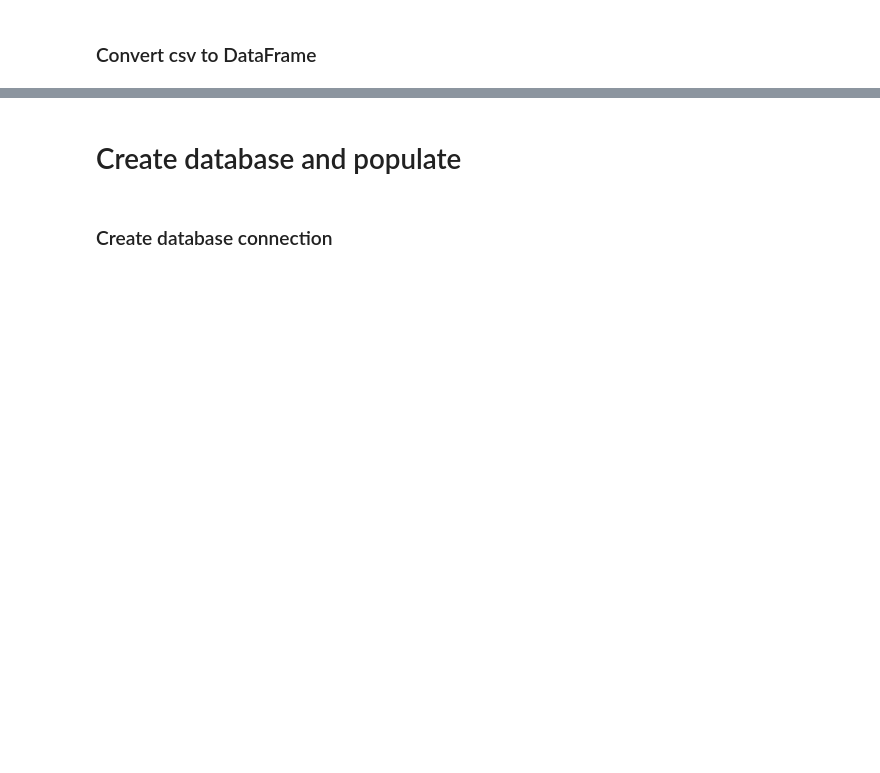
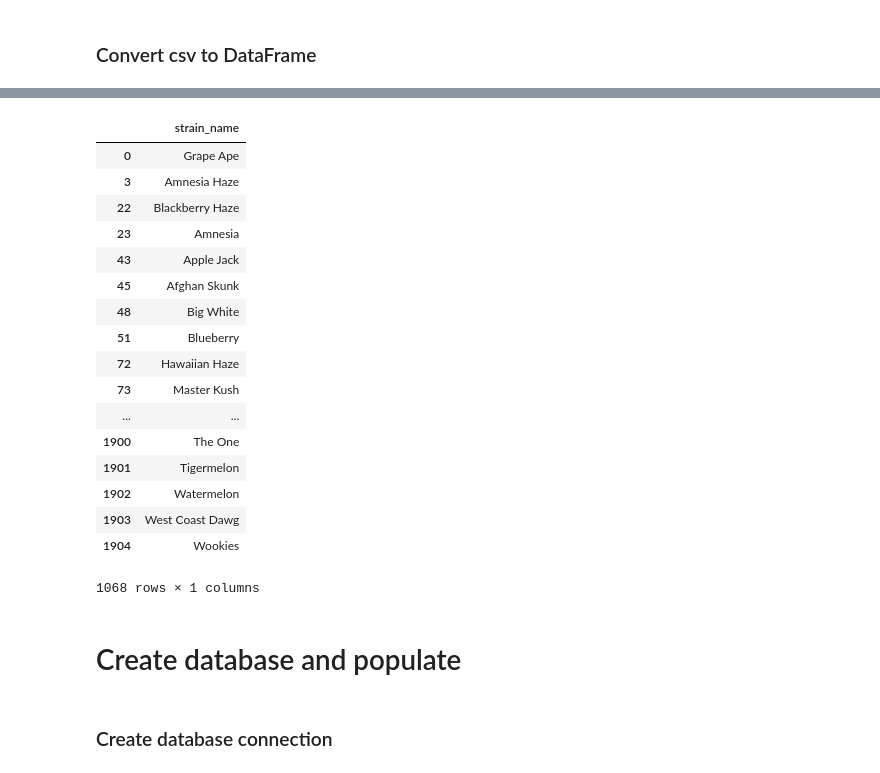
Before and after one commit to xuteresa/etl-project, a Jupyter notebook: ETL Project Starter Notebook.ipynb, the cells around one changed output, grey strips where cells are left out. Drawn from its saved outputs; the diff is of its cells as text; code cells hidden in the pictures; blank space fills up the shorter version.

```diff
--- a/ETL Project Starter Notebook.ipynb
+++ b/ETL Project Starter Notebook.ipynb
@@ -122,0 +161,6 @@ cannabis_transformed.head()
+# %%
+cannabis_transformed['strain_name']=cannabis_transformed['strain_name'].str.replace('-',' ')
+# %%
+csv_strains = cannabis_transformed[['strain_name']]
+csv_effects = cannabis_transformed[['strain_name','community_effects']]
+csv_ratings = cannabis_transformed[['strain_name','community_rating']]
@@ -123,3 +172,29 @@ cannabis_transformed.head()
+# %%
+# first find the strain overlaps between 2 data sources
+sql_strains = strains.drop(['strain_id','breeder_id'],axis=1)
+# %%
+strains_combined = pd.merge(sql_strains,csv_strains, on='strain_name',how='inner').drop_duplicates()
+# %%
+strains_combined
+# %% [output]
+|  | strain_name |
+| 0 | Grape Ape |
+| 3 | Amnesia Haze |
+| 22 | Blackberry Haze |
+| 23 | Amnesia |
+| 43 | Apple Jack |
+| 45 | Afghan Skunk |
+| 48 | Big White |
+| 51 | Blueberry |
+| 72 | Hawaiian Haze |
+| 73 | Master Kush |
+| ... | ... |
+| 1900 | The One |
+| 1901 | Tigermelon |
+| 1902 | Watermelon |
+| 1903 | West Coast Dawg |
+| 1904 | Wookies |
+1068 rows × 1 columns
 # %% [markdown]
 # Create database and populate
 # %% [markdown]
```
Also changed, not shown: parts of 23 cells of this notebook.
